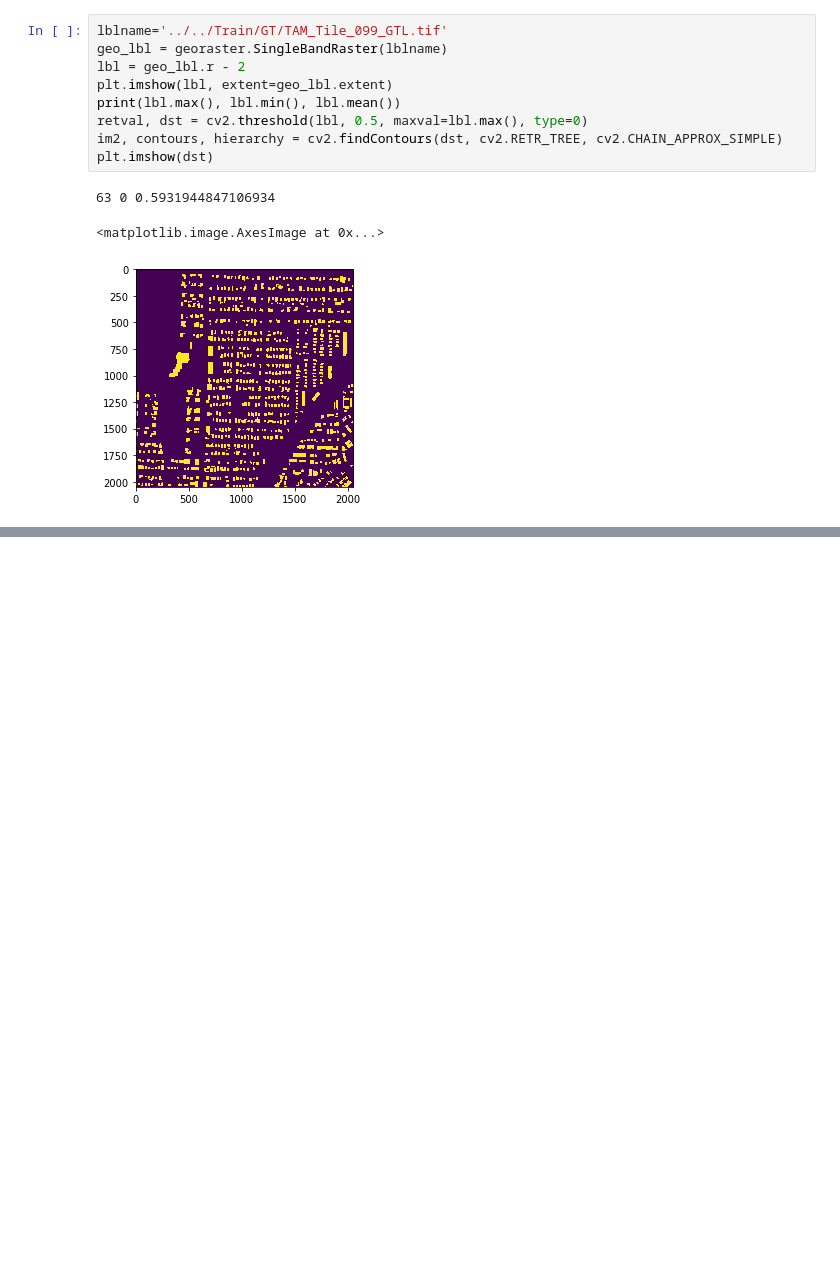
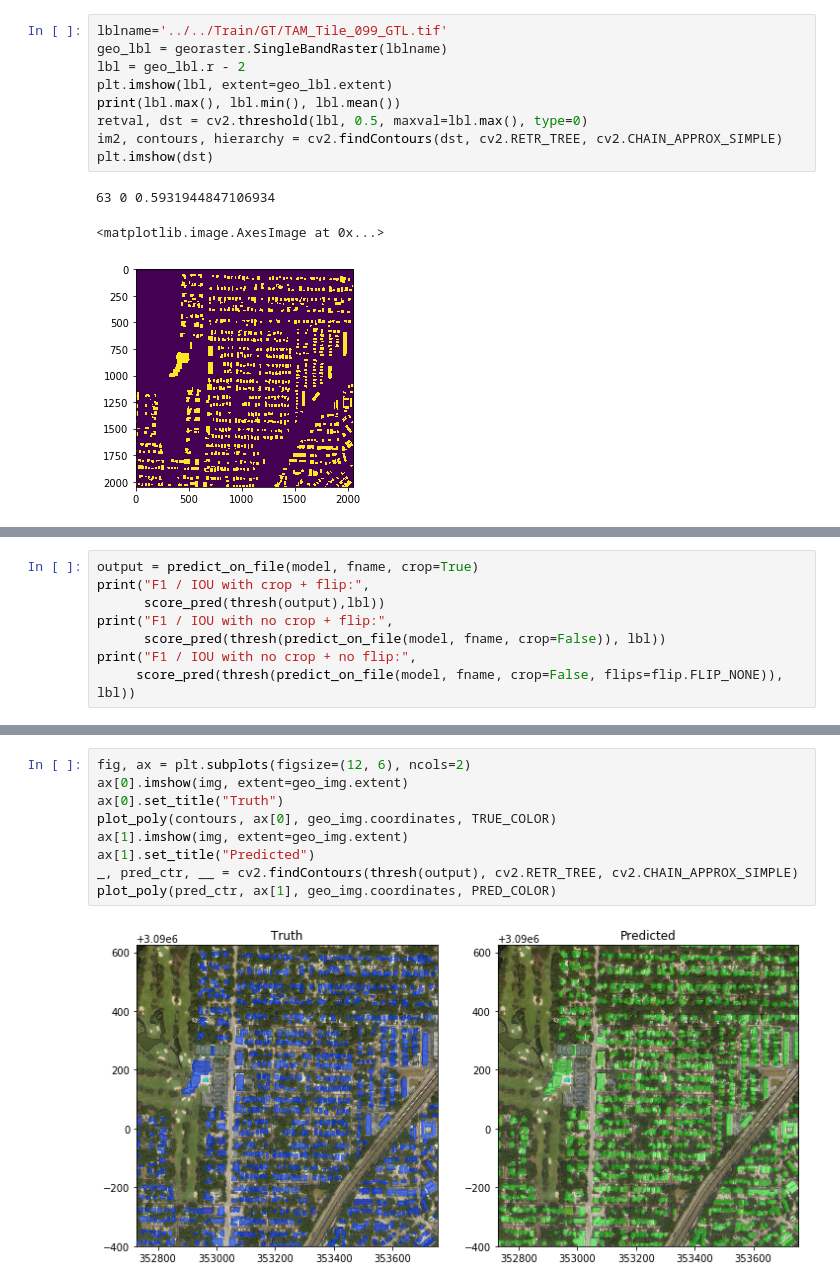
Before and after one commit to ngundotra/urban3dchallenge, a Jupyter notebook: albu/src/Polygon Vis.ipynb, the cells around one changed output, grey strips where cells are left out. Drawn from its saved outputs; the diff is of its cells as text; blank space fills up the shorter version.

```diff
--- a/albu/src/Polygon Vis.ipynb
+++ b/albu/src/Polygon Vis.ipynb
@@ -104,0 +178,8 @@ True
+# %%
+output = predict_on_file(model, fname, crop=True)
+print("F1 / IOU with crop + flip:",
+      score_pred(thresh(output),lbl))
+print("F1 / IOU with no crop + flip:",
+      score_pred(thresh(predict_on_file(model, fname, crop=False)), lbl))
+print("F1 / IOU with no crop + no flip:",
+     score_pred(thresh(predict_on_file(model, fname, crop=False, flips=flip.FLIP_NONE)), lbl))
@@ -104,0 +192,11 @@ True
+# %%
+fig, ax = plt.subplots(figsize=(12, 6), ncols=2)
+ax[0].imshow(img, extent=geo_img.extent)
+ax[0].set_title("Truth")
+plot_poly(contours, ax[0], geo_img.coordinates, TRUE_COLOR)
+ax[1].imshow(img, extent=geo_img.extent)
+ax[1].set_title("Predicted")
+_, pred_ctr, __ = cv2.findContours(thresh(output), cv2.RETR_TREE, cv2.CHAIN_APPROX_SIMPLE)
+plot_poly(pred_ctr, ax[1], geo_img.coordinates, PRED_COLOR)
+# %% [output]
+[figure, added]
```
Also changed, not shown: parts of 30 cells of this notebook.
